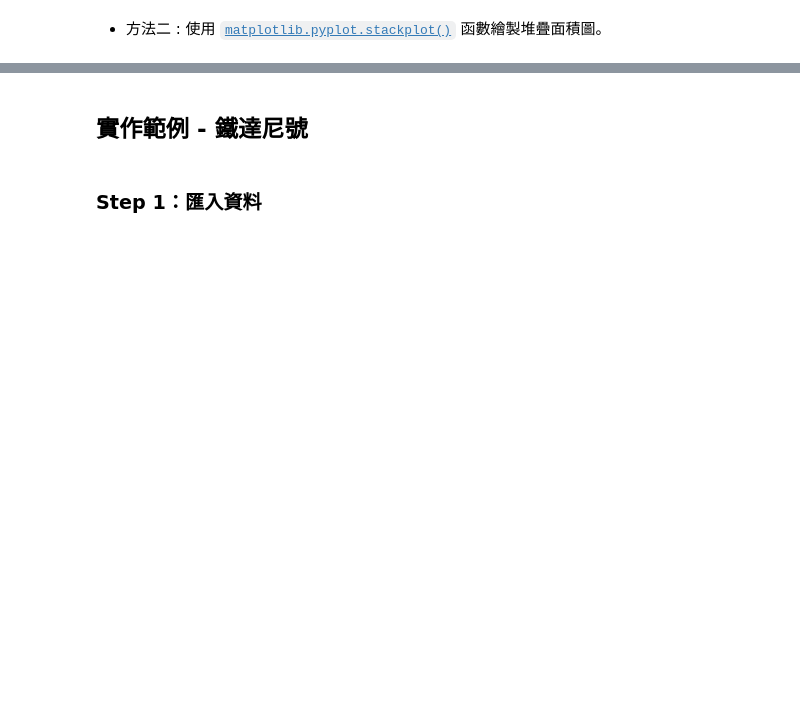
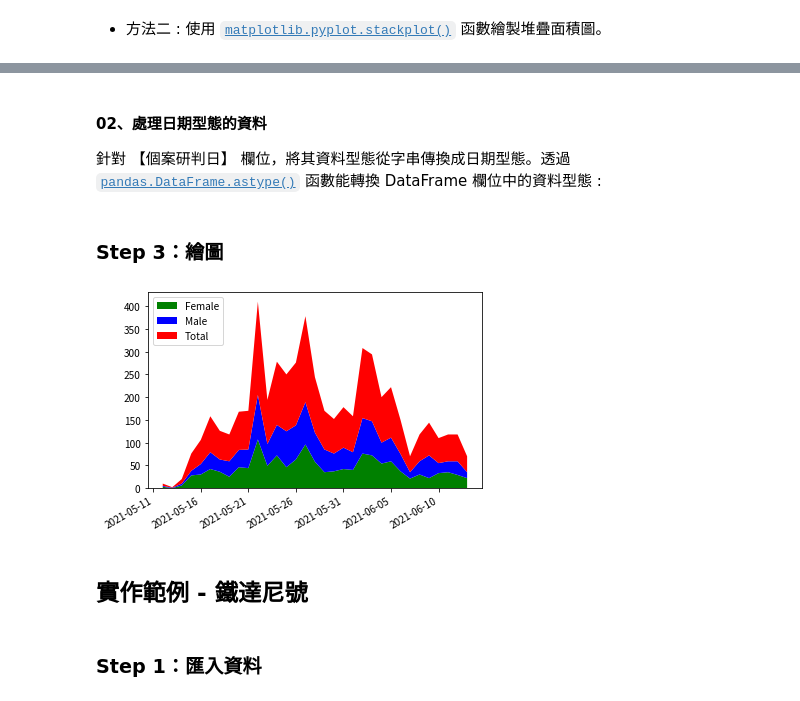
Before and after one commit to AI-FREE-Team/Machine-Learning-Basic, a Jupyter notebook: Materials/視覺化_折線圖_面積圖.ipynb, the cells around one changed output, grey strips where cells are left out. Drawn from its saved outputs; the diff is of its cells as text; code cells hidden in the pictures; blank space fills up the shorter version.

```diff
--- a/Materials/視覺化_折線圖_面積圖.ipynb
+++ b/Materials/視覺化_折線圖_面積圖.ipynb
@@ -211,0 +375,3 @@ plt.show()
+# %%
+summary = pd.pivot_table( plot_df02, index=['個案研判日','縣市'], columns=['性別'], aggfunc=len, margins=True, fill_value=0 )
+summary
@@ -211,0 +399,4 @@ plt.show()
+# %%
+# 刪除 DataFrame 中的最後一筆資料
+summary.drop( summary.tail(1).index, inplace=True )
+summary.tail()
@@ -211,0 +413,3 @@ plt.show()
+# %%
+summary.reset_index( inplace=True )
+summary
@@ -212,3 +434,27 @@ plt.show()
+# %% [markdown]
+#### 02、處理日期型態的資料
+針對 【個案研判日】 欄位，將其資料型態從字串傳換成日期型態。透過 [`pandas.DataFrame.astype()`](https://pandas.pydata.org/pandas-docs/stable/reference/api/pandas.DataFrame.astype.html) 函數能轉換 DataFrame 欄位中的資料型態 :
+# %%
+summary['個案研判日'] = summary['個案研判日'].astype('datetime64')
+# %% [markdown]
+### Step 3：繪圖
+# %%
+import matplotlib.dates as mdates
+
+# 堆疊面積圖 Stacked Area Chart
+plt.stackplot( summary['個案研判日'], summary['女'], summary['男'], summary['All'], colors=['g','b','r'], labels=['Female','Male','Total'] )
+
+# x 軸的日期標籤設定
+plt.gca().xaxis.set_major_formatter( mdates.DateFormatter('%Y-%m-%d') )
+plt.gca().xaxis.set_major_locator( mdates.DayLocator(interval=5) )
+plt.gcf().autofmt_xdate()
+
+# 設定圖例的位置
+plt.legend( loc='upper left' )
+
+plt.show()
+# %% [output]
+[figure, added]
 # %% [markdown]
 ## 實作範例 - 鐵達尼號
 # %% [markdown]
```
Also changed, not shown: parts of 64 cells of this notebook.
